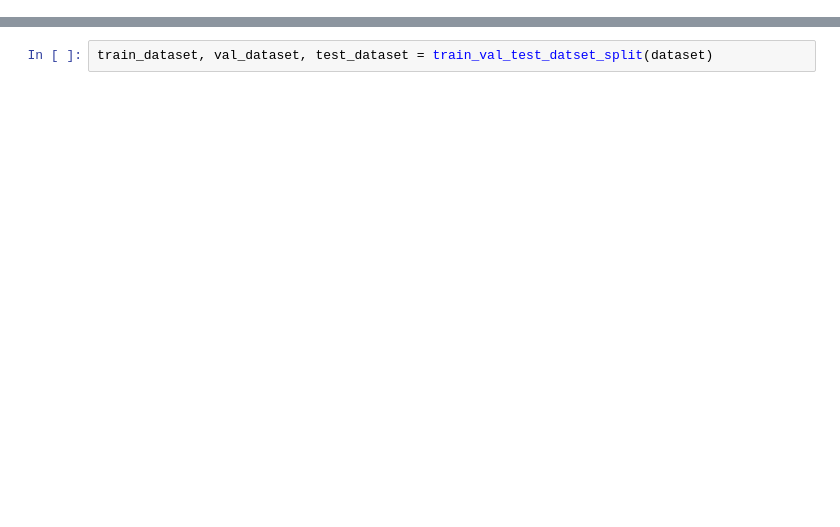
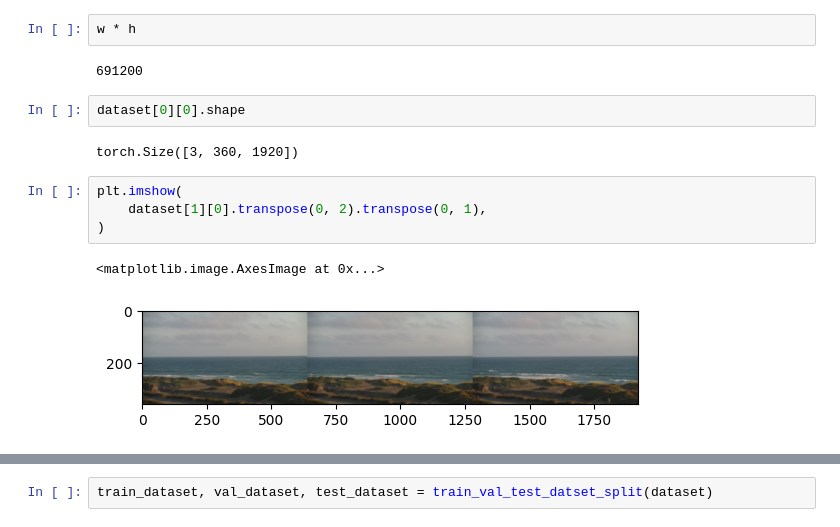
Before and after one commit to keenangraham/will-it-surf, a Jupyter notebook: train.ipynb, the cells around one changed output, grey strips where cells are left out. Saved outputs shown, nothing was run; the diff lists cells and outputs as text; blank space fills up the shorter version.

```diff
--- a/train.ipynb
+++ b/train.ipynb
@@ -13,3 +29,18 @@ dataset = SurfImageDataset('./assets/data/labels/annotations.tsv', './assets/dat
+# %%
+w * h
+# %% [output]
+691200
+# %%
+dataset[0][0].shape
+# %% [output]
+torch.Size([3, 360, 1920])
+# %%
+plt.imshow(
+    dataset[1][0].transpose(0, 2).transpose(0, 1),
+)
+# %% [output]
+<matplotlib.image.AxesImage at 0x...>
+[figure, added]
 # %%
 len(dataset)
 # %% [output]
```
Also changed, not shown: parts of 19 cells of this notebook, 2 other files.
